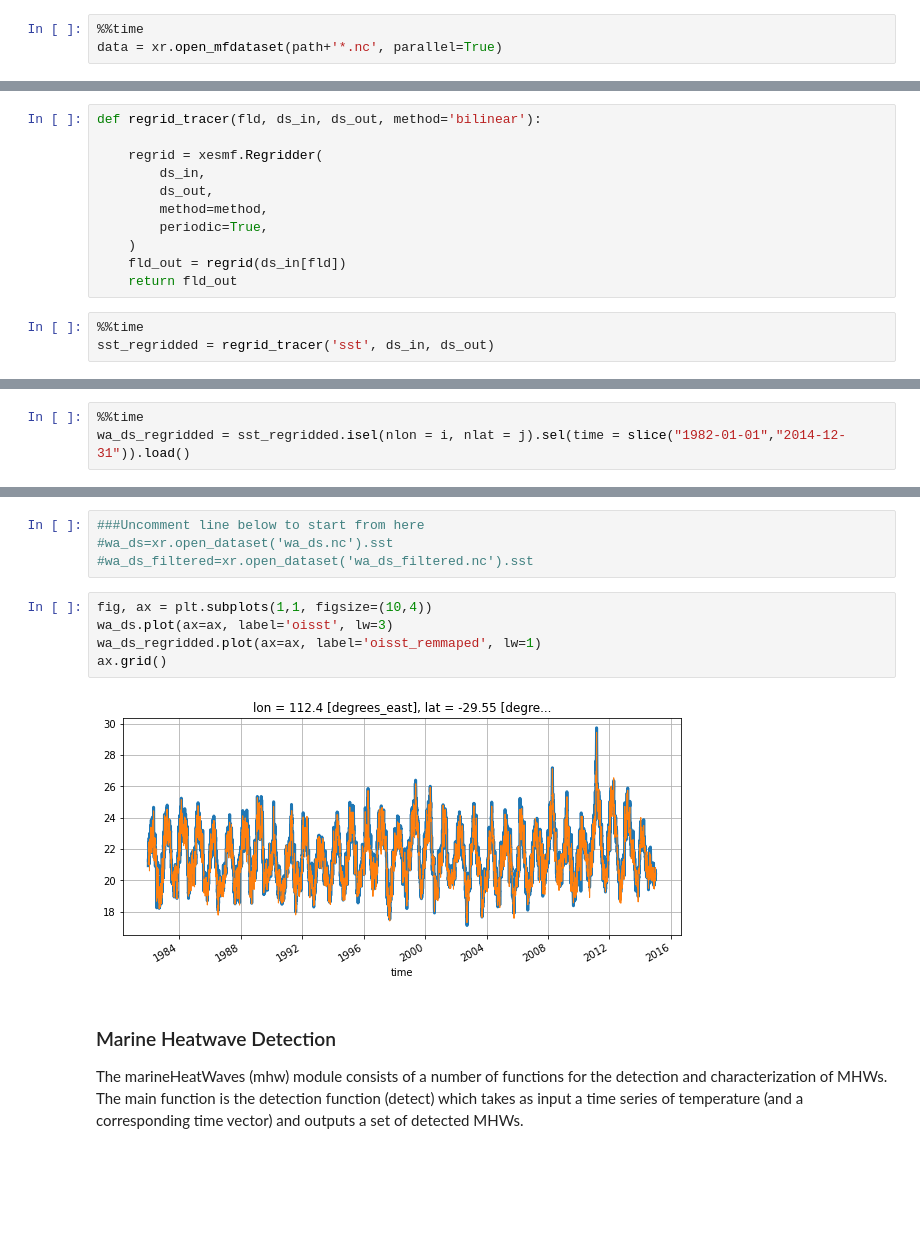
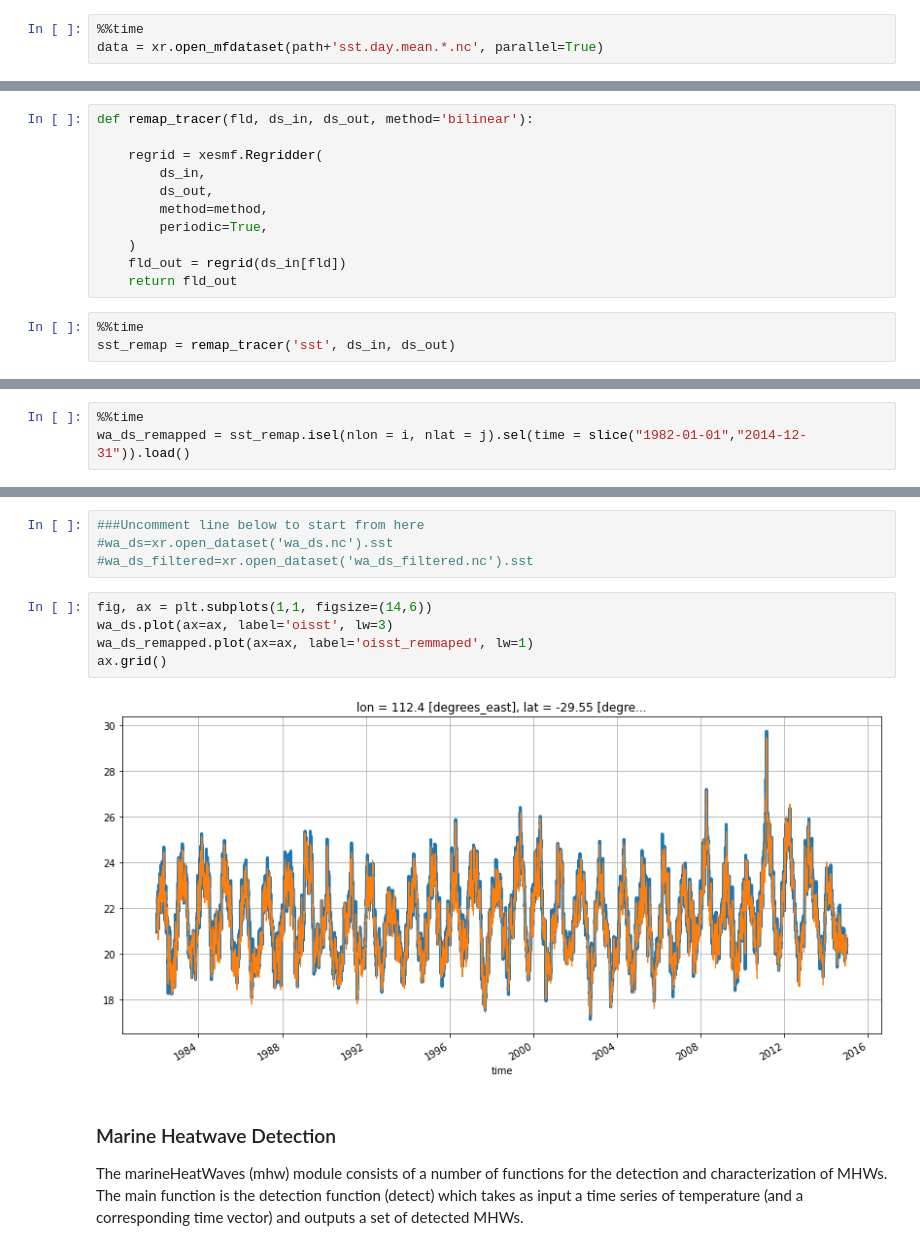
Before and after one commit to NCAR/MHW_LENS2, a Jupyter notebook: notebooks/misc/oisst_remap_lens2.ipynb, the cells around one changed output, grey strips where cells are left out. Drawn from its saved outputs; the diff is of its cells as text; blank space fills up the shorter version.

```diff
--- a/notebooks/misc/oisst_remap_lens2.ipynb
+++ b/notebooks/misc/oisst_remap_lens2.ipynb
@@ -78,5 +78,5 @@ Scheduler-18abd0a2-b92b-444b-8a1b-1a5093d6c191
 Workers
 # %%
 %%time
-data = xr.open_mfdataset(path+'*.nc', parallel=True)
+data = xr.open_mfdataset(path+'sst.day.mean.*.nc', parallel=True)
 # %% [output]
@@ -134,7 +134,7 @@ pop_grid = pop_tools.get_grid('POP_gx1v7')
 ds_in = data.rename({'lon_c': 'lon_b','lat_c': 'lat_b',})
 ds_out = pop_grid.rename({'TLAT': 'lat','TLONG': 'lon', 'ULAT' : 'lat_b', 'ULONG' : 'lon_b'})
 # %%
-def regrid_tracer(fld, ds_in, ds_out, method='bilinear'):
+def remap_tracer(fld, ds_in, ds_out, method='bilinear'):
 
     regrid = xesmf.Regridder(
         ds_in,
@@ -146,5 +146,5 @@ def regrid_tracer(fld, ds_in, ds_out, method='bilinear'):
     return fld_out
 # %%
 %%time
-sst_regridded = regrid_tracer('sst', ds_in, ds_out)
+sst_remap = remap_tracer('sst', ds_in, ds_out)
 # %% [output]
@@ -208,5 +212,5 @@ Attributes:
 #wa_ds.to_netcdf('wa_ds.nc')
 # %%
 %%time
-wa_ds_regridded = sst_regridded.isel(nlon = i, nlat = j).sel(time = slice("1982-01-01","2014-12-31")).load()
+wa_ds_remapped = sst_remap.isel(nlon = i, nlat = j).sel(time = slice("1982-01-01","2014-12-31")).load()
 # %% [output]
@@ -231,12 +235,12 @@ Attributes:
 #wa_ds=xr.open_dataset('wa_ds.nc').sst
 #wa_ds_filtered=xr.open_dataset('wa_ds_filtered.nc').sst
 # %%
-fig, ax = plt.subplots(1,1, figsize=(10,4))
+fig, ax = plt.subplots(1,1, figsize=(14,6))
 wa_ds.plot(ax=ax, label='oisst', lw=3)
-wa_ds_regridded.plot(ax=ax, label='oisst_remmaped', lw=1)
+wa_ds_remapped.plot(ax=ax, label='oisst_remmaped', lw=1)
 ax.grid()
 # %% [output]
-[figure, old version]
+[figure, new version]
 # %% [markdown]
 ### Marine Heatwave Detection
 The marineHeatWaves (mhw) module consists of a number of functions for the detection and characterization of MHWs. The main function is the detection function (detect) which takes as input a time series of temperature (and a corresponding time vector) and outputs a set of detected MHWs.
```
Also changed, not shown: parts of 9 cells of this notebook, 2 other files.
